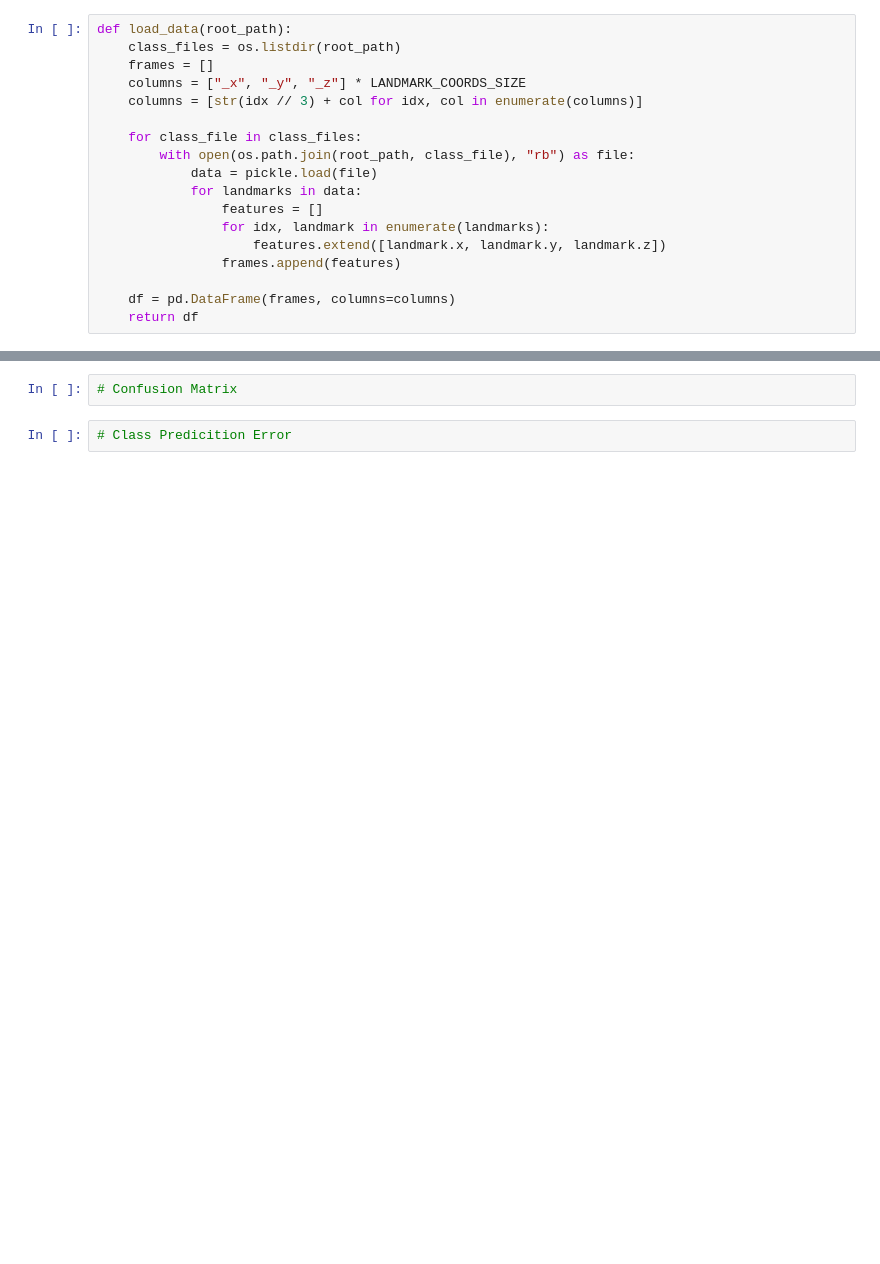
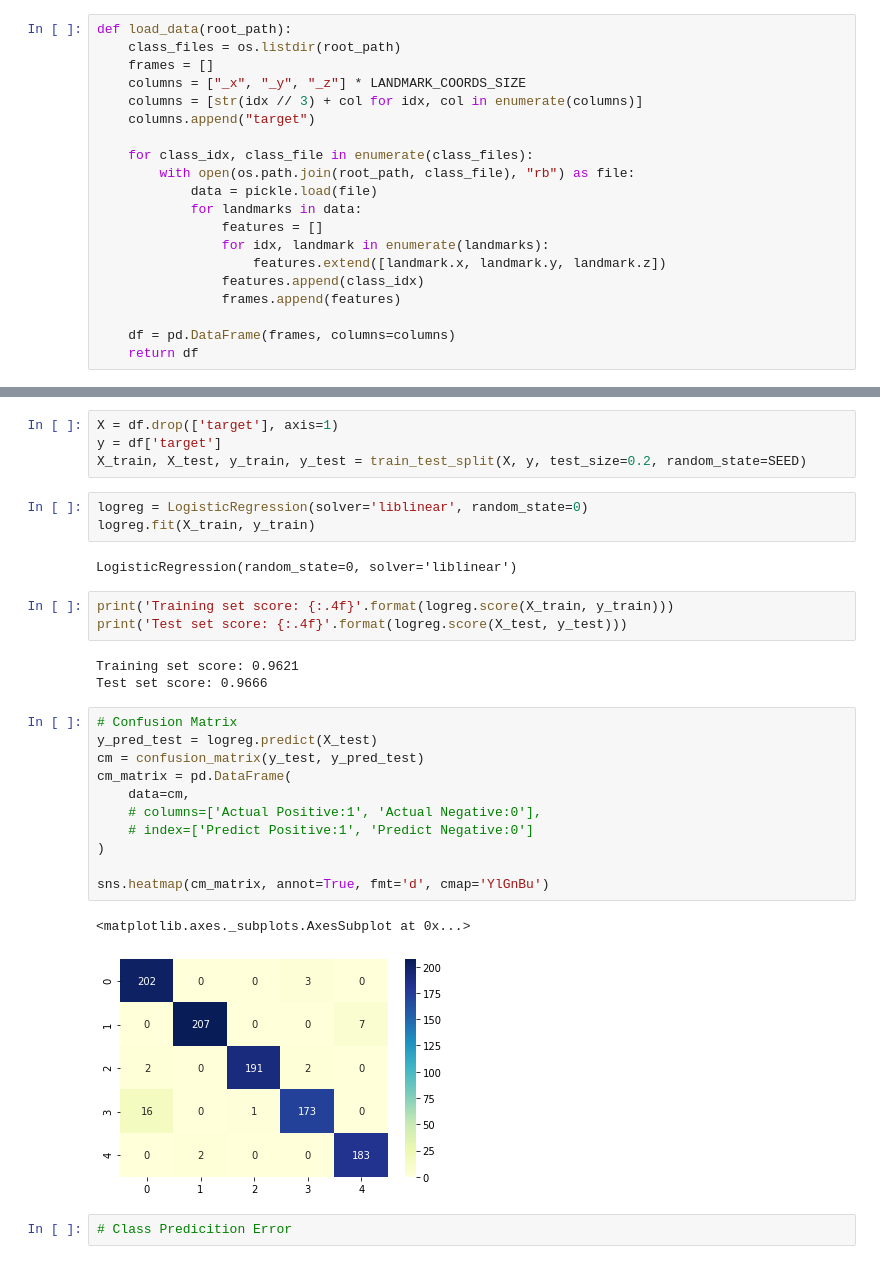
Before and after one commit to DACUS1995/Virtual-Hands, a Jupyter notebook: train/landmark_classification.ipynb, the cells around one changed output, grey strips where cells are left out. Saved outputs shown, nothing was run; the diff lists cells and outputs as text; blank space fills up the shorter version.

```diff
--- a/train/landmark_classification.ipynb
+++ b/train/landmark_classification.ipynb
@@ -30,14 +29,16 @@ def load_data(root_path):
     frames = []
     columns = ["_x", "_y", "_z"] * LANDMARK_COORDS_SIZE
     columns = [str(idx // 3) + col for idx, col in enumerate(columns)]
+    columns.append("target")
 
-    for class_file in class_files:
+    for class_idx, class_file in enumerate(class_files):
         with open(os.path.join(root_path, class_file), "rb") as file:
             data = pickle.load(file)
             for landmarks in data:
                 features = []
                 for idx, landmark in enumerate(landmarks):
                     features.extend([landmark.x, landmark.y, landmark.z])
+                features.append(class_idx)
                 frames.append(features)
 
     df = pd.DataFrame(frames, columns=columns)
@@ -67,4 +86,31 @@ df.describe()
-# %%
-# Confusion Matrix
+# %%
+X = df.drop(['target'], axis=1)
+y = df['target']
+X_train, X_test, y_train, y_test = train_test_split(X, y, test_size=0.2, random_state=SEED)
+# %%
+logreg = LogisticRegression(solver='liblinear', random_state=0)
+logreg.fit(X_train, y_train)
+# %% [output]
+LogisticRegression(random_state=0, solver='liblinear')
+# %%
+print('Training set score: {:.4f}'.format(logreg.score(X_train, y_train)))
+print('Test set score: {:.4f}'.format(logreg.score(X_test, y_test)))
+# %% [output]
+Training set score: 0.9621
+Test set score: 0.9666
+# %%
+# Confusion Matrix
+y_pred_test = logreg.predict(X_test)
+cm = confusion_matrix(y_test, y_pred_test)
+cm_matrix = pd.DataFrame(
+    data=cm,
+    # columns=['Actual Positive:1', 'Actual Negative:0'],
+    # index=['Predict Positive:1', 'Predict Negative:0']
+)
+
+sns.heatmap(cm_matrix, annot=True, fmt='d', cmap='YlGnBu')
+# %% [output]
+<matplotlib.axes._subplots.AxesSubplot at 0x...>
+[figure, added]
 # %%
 # Class Predicition Error
```
Also changed, not shown: parts of 4 cells of this notebook.
